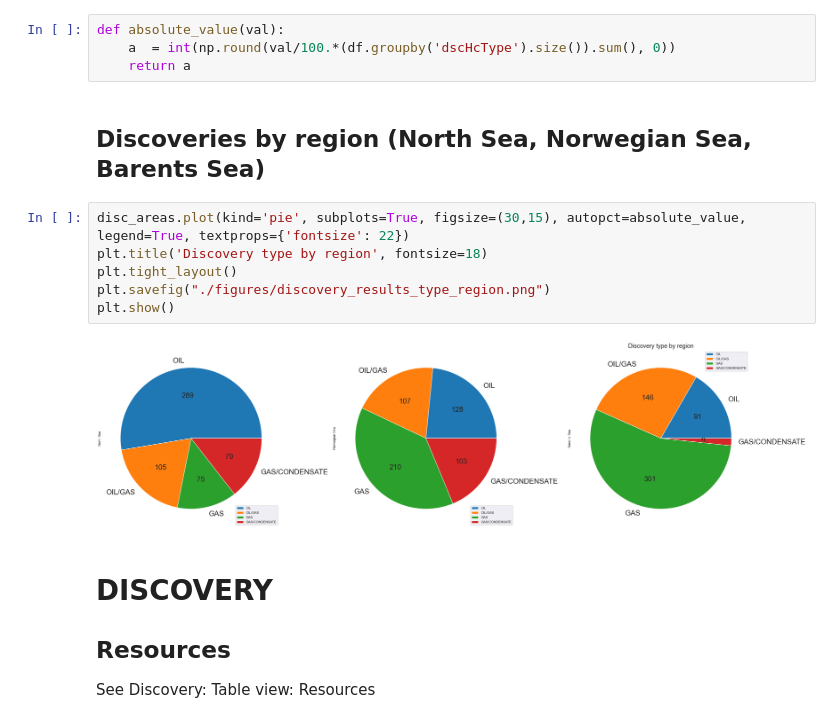
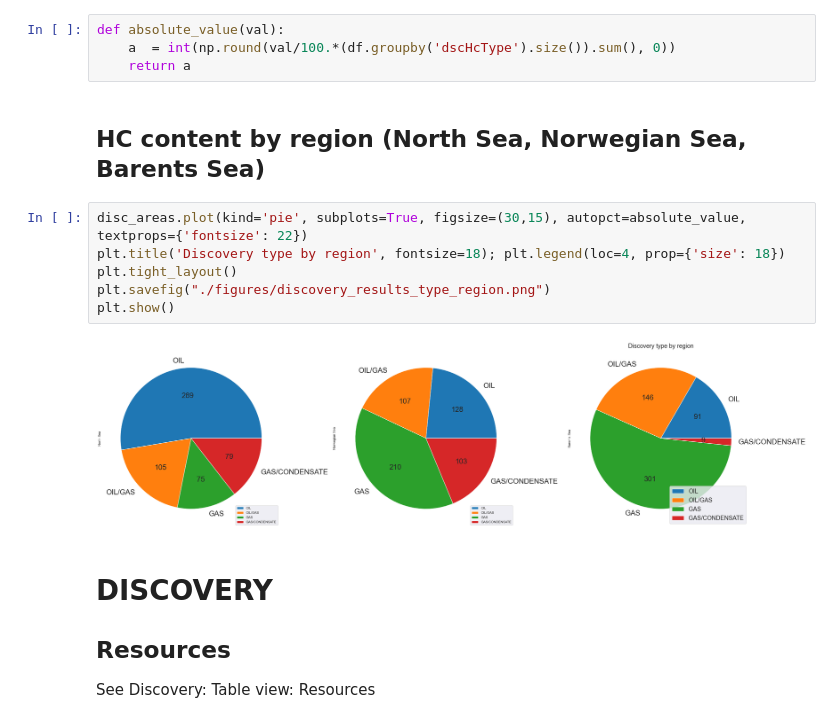
Before and after one commit to ABDunbar/NPD-Visualisation, a Jupyter notebook: npd_links.ipynb, the cells around one changed output. Saved outputs shown, nothing was run; the diff lists cells and outputs as text.

```diff
--- a/npd_links.ipynb
+++ b/npd_links.ipynb
@@ -215,15 +227,15 @@ def absolute_value(val):
     a  = int(np.round(val/100.*(df.groupby('dscHcType').size()).sum(), 0))
     return a
 # %% [markdown]
-## Discoveries by region (North Sea, Norwegian Sea, Barents Sea)
+## HC content by region (North Sea, Norwegian Sea, Barents Sea)
 # %%
-disc_areas.plot(kind='pie', subplots=True, figsize=(30,15), autopct=absolute_value, legend=True, textprops={'fontsize': 22})
-plt.title('Discovery type by region', fontsize=18)
+disc_areas.plot(kind='pie', subplots=True, figsize=(30,15), autopct=absolute_value, textprops={'fontsize': 22})
+plt.title('Discovery type by region', fontsize=18); plt.legend(loc=4, prop={'size': 18})
 plt.tight_layout()
 plt.savefig("./figures/discovery_results_type_region.png")
 plt.show()
 # %% [output]
-[figure, old version]
+[figure, new version]
 # %% [markdown]
 # DISCOVERY
 ## Resources
```
Also changed, not shown: parts of 16 cells of this notebook.
